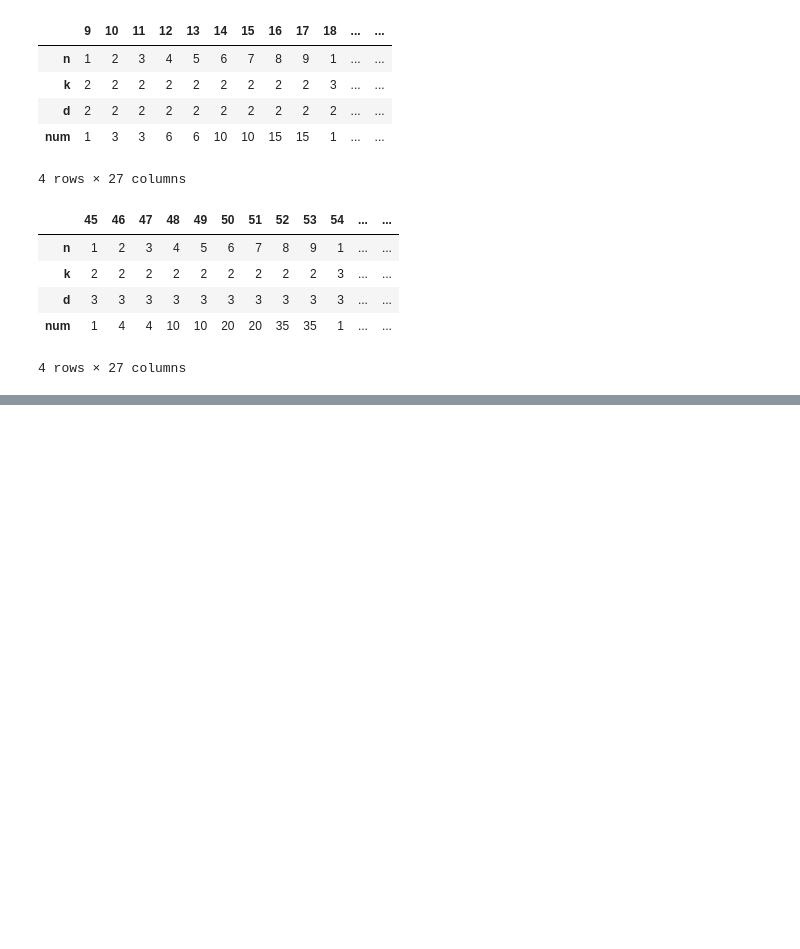
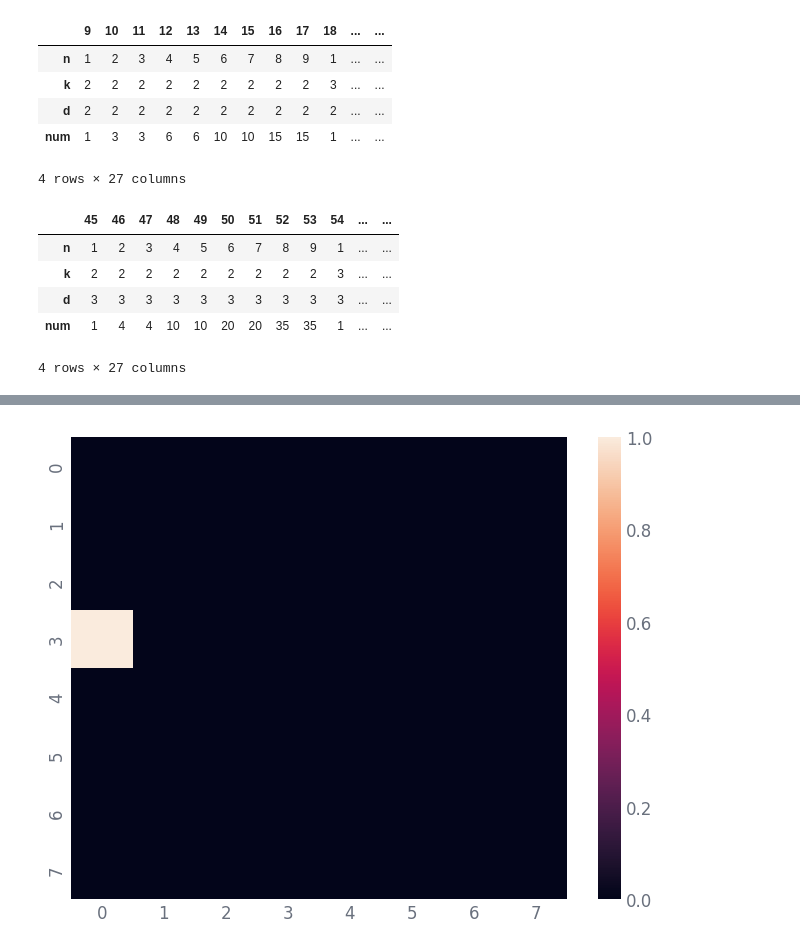
Before and after one commit to nicholas-miklaucic/avid, a Jupyter notebook: notebooks/symmetry.ipynb, the cells around one changed output, grey strips where cells are left out. Cells and saved outputs as stored; diff of their text form; code cells hidden in the pictures; blank space fills up the shorter version.

```diff
--- a/notebooks/symmetry.ipynb
+++ b/notebooks/symmetry.ipynb
@@ -343,7 +390,7 @@ import jax
 # %%
 batch = 4
 chan = 3
-n = 8
+n = 12
 dtype = jnp.bfloat16
 
 x = jnp.array(np.random.randn(batch, chan, n ** 3) * 0.2, dtype=dtype)
@@ -434,0 +563,4 @@ f3(x, kernel, basis).block_until_ready
+# %%
+basis = jax.nn.one_hot(inv2, inv2_i.shape[0], dtype=jnp.bool_).reshape(*orig[:-1], inv2_i.shape[0])
+conv_kernel = basis[0, :, :]
+conv_kernel.shape
@@ -434,0 +638,8 @@ f3(x, kernel, basis).block_until_ready
+# %%
+import jax
+import jax.numpy as jnp
+
+x = jax.random.normal(jax.random.key(123), shape=(1, 24, 24, 24, 64))
+x = x - x
+x = x.at[0, 0, 2::7, 0, 0].add(1)
+x.shape
@@ -434,0 +648,79 @@ f3(x, kernel, basis).block_until_ready
+# %%
+import flax.linen as nn
+from eins import EinsOp
+
+def conv_basis(conv_size: int) -> np.ndarray:
+    basis = np.zeros((conv_size, conv_size, conv_size), dtype=np.int_)
+    n = (conv_size + 2) // 2
+    i = 0
+    for xyz in np.mgrid[0:n, 0:n, 0:n].reshape(3, -1).T:
+        if not np.allclose(np.argsort(xyz), np.arange(3)):
+            continue
+        for s_xyz in np.mgrid[0:2, 0:2, 0:2].reshape(3, -1).T:
+            # flip
+            flip_xyz = xyz - 2 * xyz * s_xyz
+            for perm in [[0, 1, 2], [0, 2, 1], [1, 0, 2], [1, 2, 0], [2, 0, 1], [2, 1, 0]]:
+                # move -n - n into 0 - conv_size
+                xi, yi, zi = flip_xyz[perm] + (n - 1)
+                basis[xi, yi, zi] = i
+        i += 1
+    return basis
+
+class GConv(nn.Module):
+    """Group-equivariant convolution."""
+
+    conv_size: int
+    in_features: int
+    out_features: int
+    stride: int
+    transpose: bool = False
+
+    def setup(self):
+        self.basis = conv_basis(self.conv_size)
+        self.basis = [np.equal(self.basis, k) for k in range(max(self.basis.flatten()) + 1)]
+        self.basis = jnp.array(self.basis, dtype=jnp.bfloat16)
+        self.subspace_dim = self.basis.shape[0]
+        self.kernel = self.param(
+            'kernel',
+            nn.initializers.normal(stddev=0, dtype=jnp.bfloat16),
+            (self.subspace_dim, self.in_features, self.out_features),
+        )
+
+        self.project = EinsOp('subspace c_in c_out, subspace n1 n2 n3 -> n1 n2 n3 c_in c_out')
+
+        self.conv = nn.Conv(
+            features=self.out_features,
+            kernel_size=(self.conv_size, self.conv_size, self.conv_size),
+            use_bias=False,
+            padding='CIRCULAR',
+            dtype=jnp.bfloat16,
+            strides=self.stride,
+        )
+
+        self.conv_transpose = nn.ConvTranspose(
+            features=self.in_features,
+            kernel_size=(self.conv_size, self.conv_size, self.conv_size),
+            use_bias=False,
+            padding='CIRCULAR',
+            dtype=jnp.bfloat16,
+            strides=[self.stride, self.stride, self.stride],
+            transpose_kernel=True,
+        )
+
+    def __call__(self, x):
+        if self.transpose:
+            conv = self.conv_transpose
+        else:
+            conv = self.conv
+
+        k_proj = self.project(self.kernel.at[0, :].add(jnp.eye(self.in_features, self.out_features)), self.basis).astype(jnp.bfloat16)
+
+        conv_out = conv.apply({'params': {'kernel': k_proj}}, x)
+        return conv_out
+
+
+mod = GConv(conv_size=3, in_features=64, out_features=64, stride=3)
+rng = jax.random.key(234)
+out, params = mod.init_with_output(rng, x)
+sns.heatmap(out[0, 0, :, :, 0].astype(jnp.float32))
+# %% [output]
@@ -434,0 +728 @@ f3(x, kernel, basis).block_until_ready
+[figure, added]
```
Also changed, not shown: parts of 29 cells of this notebook, 19 other files.
